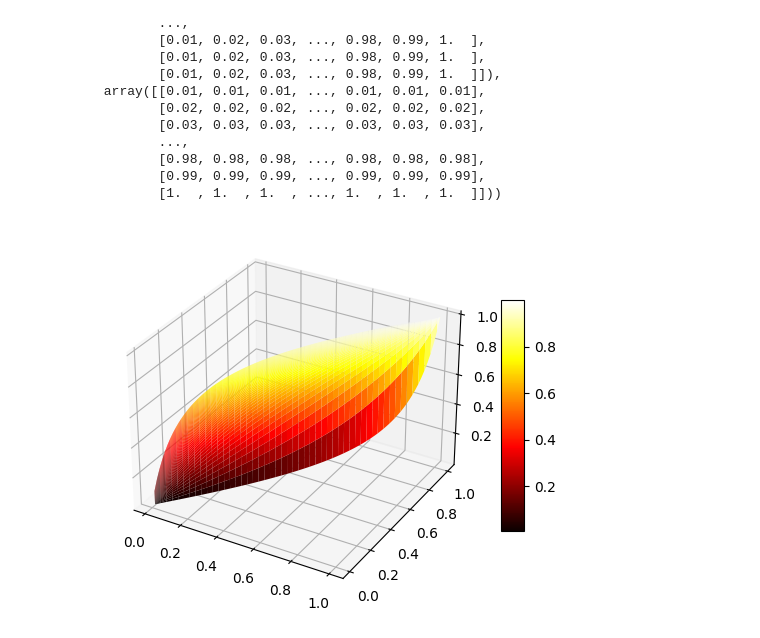
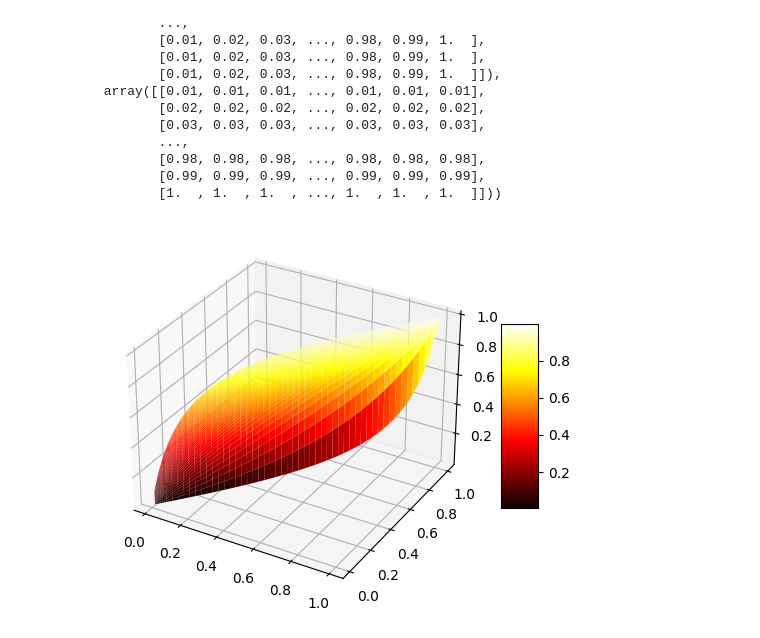
Before and after one commit to maryellenmarino/Cognitive_ModelingS24, a Jupyter notebook: Priors_Sensitivity_Specificity.ipynb, the cells around one changed output. Saved outputs shown, nothing was run; the diff lists cells and outputs as text; code cells hidden in the pictures.

```diff
--- a/Priors_Sensitivity_Specificity.ipynb
+++ b/Priors_Sensitivity_Specificity.ipynb
@@ -165,9 +165,9 @@ posteriors = posteriorFromPriorAndSensitivity(X,Y)
 # %%
 fig = plt.figure(figsize =(6, 6))
 ax = plt.axes(projection ='3d')
 my_cmap = plt.get_cmap('hot')
 surf = ax.plot_surface(priors, sensitivities, posteriors, cmap = my_cmap, edgecolor ='none')
-fig.colorbar(surf, ax = ax, shrink = 0.5, aspect = )
+fig.colorbar(surf, ax = ax, shrink = 0.4, aspect = 5)
 plt.show()
 # %% [output]
-[figure, old version]
+[figure, new version]
```
Also changed, not shown: parts of 4 cells of this notebook.
